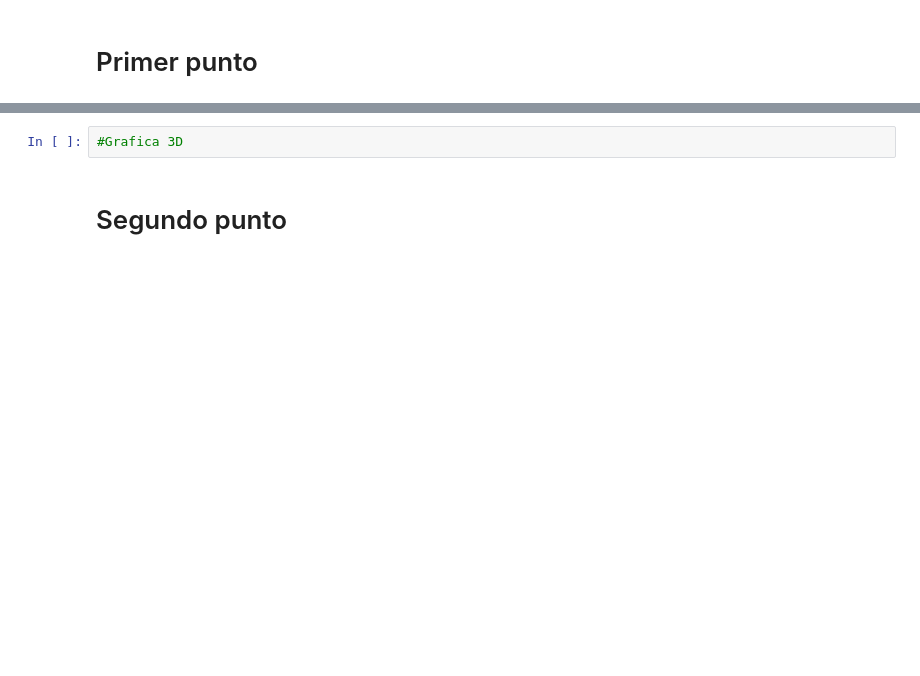
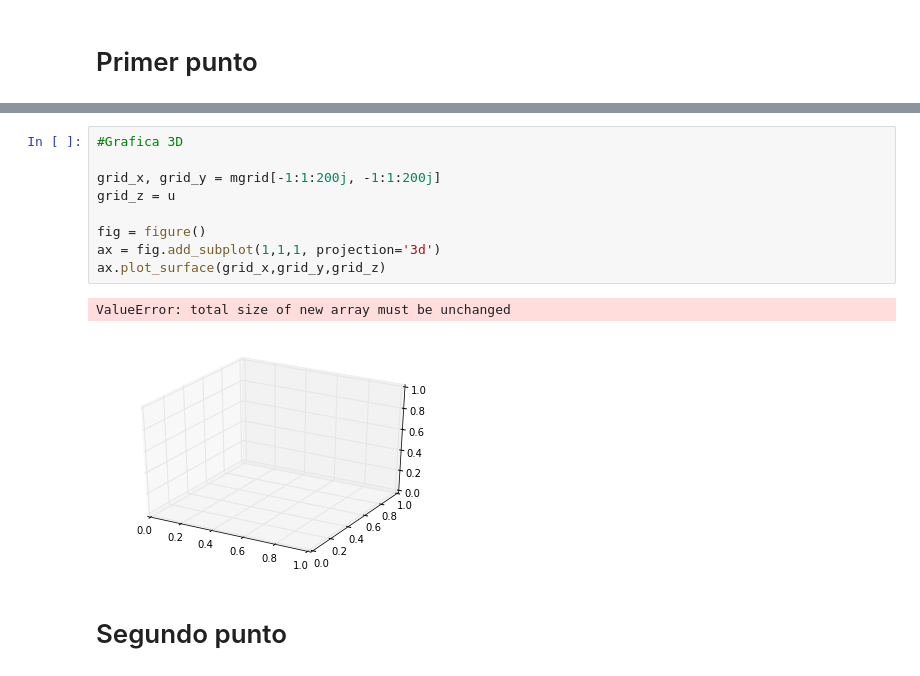
Before and after one commit to Alejogon/Tarea7, a Jupyter notebook: burger.ipynb, the cells around one changed output, grey strips where cells are left out. Saved outputs shown, nothing was run; the diff lists cells and outputs as text; blank space fills up the shorter version.

```diff
--- a/burger.ipynb
+++ b/burger.ipynb
@@ -55,5 +55,15 @@ plot (x,u)
-# %%
-#Grafica 3D
+# %%
+#Grafica 3D
+
+grid_x, grid_y = mgrid[-1:1:200j, -1:1:200j]
+grid_z = u
+
+fig = figure()
+ax = fig.add_subplot(1,1,1, projection='3d')
+ax.plot_surface(grid_x,grid_y,grid_z)
+# %% [output]
+ValueError: total size of new array must be unchanged
+[figure, added]
 # %% [markdown]
 # Segundo punto
 # %%
```
Also changed, not shown: parts of 5 cells of this notebook.
